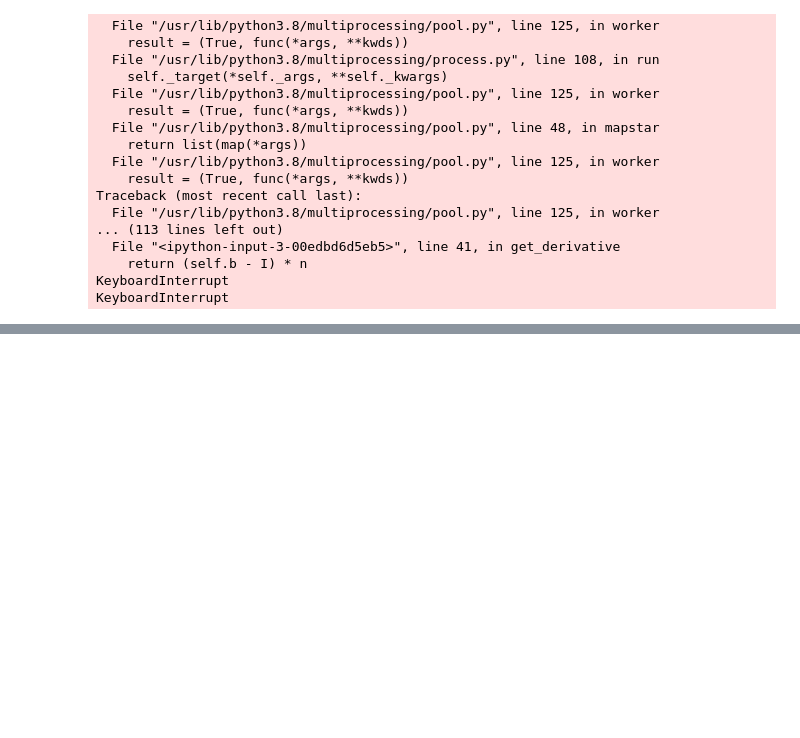
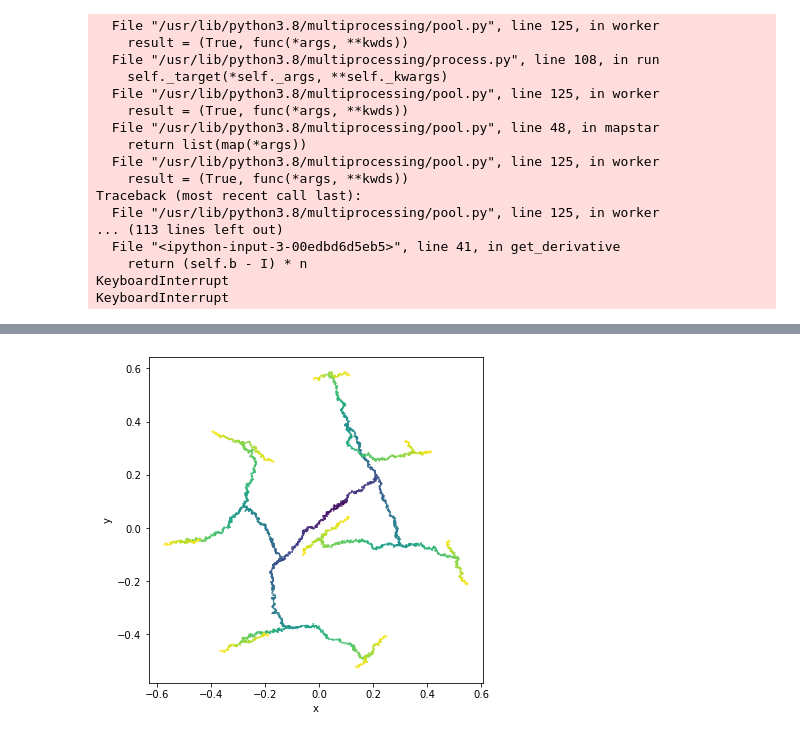
Before and after one commit to Balazzs/2D_speciation, a Jupyter notebook: thing.ipynb, the cells around one changed output, grey strips where cells are left out. Drawn from its saved outputs; the diff is of its cells as text; code cells hidden in the pictures; blank space fills up the shorter version.

```diff
--- a/thing.ipynb
+++ b/thing.ipynb
@@ -288,0 +361,23 @@ KeyboardInterrupt
+# %%
+def plot_2d_colorful(hist_map, ax, color="black", use_labels=True):
+    X  = np.array(list(hist_map.keys()))
+    T2 = np.ravel([x[-1][-1] for x in hist_map.values()])
+    ax.scatter(X[:, 0], X[:, 1], c=T2, marker=".", s=1)
+
+    if use_labels:
+        ax.set_xlabel("x")
+        ax.set_ylabel("y")
+
+def plot_2d(hist_map, ax, color="black", use_labels=True):
+    X = np.array(list(hist_map.keys()))
+    ax.scatter(X[:, 0], X[:, 1], color=color, marker=".", s=1)
+
+    if use_labels:
+        ax.set_xlabel("x")
+        ax.set_ylabel("y")
+# %%
+plt.figure(figsize=(6,6))
+
+plot_2d_colorful(hist_map, plt.gca())
+# %% [output]
+[figure, added]
```
Also changed, not shown: parts of 9 cells of this notebook.
